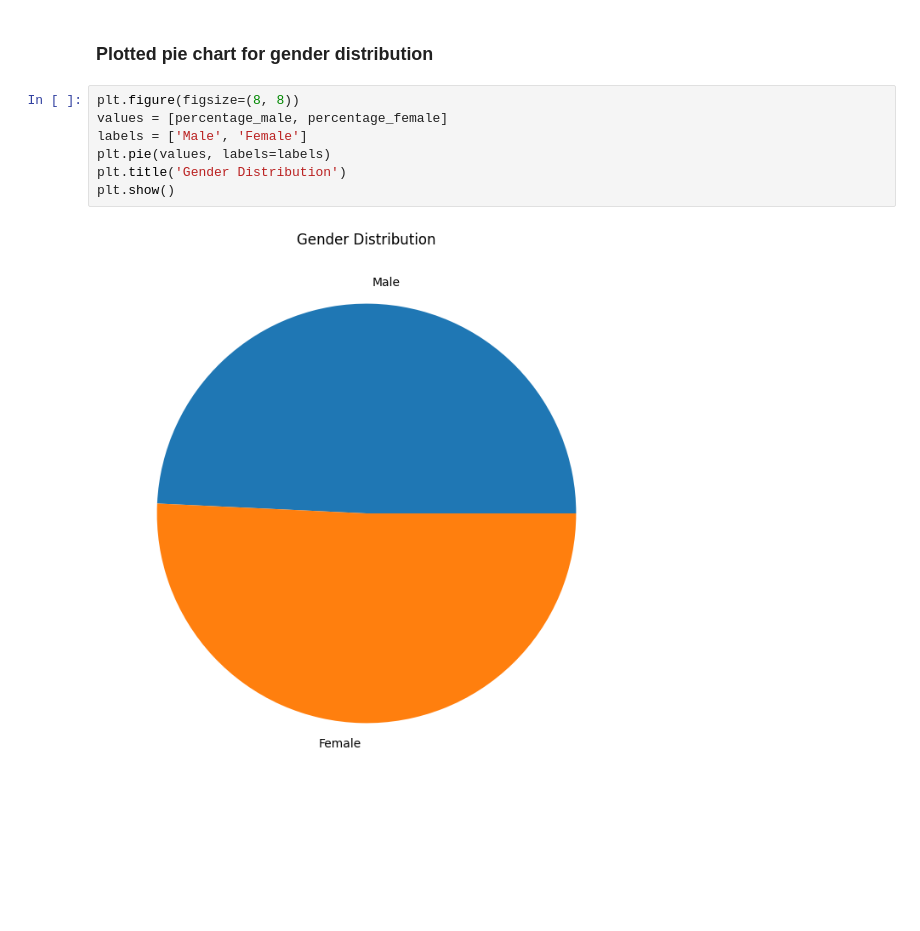
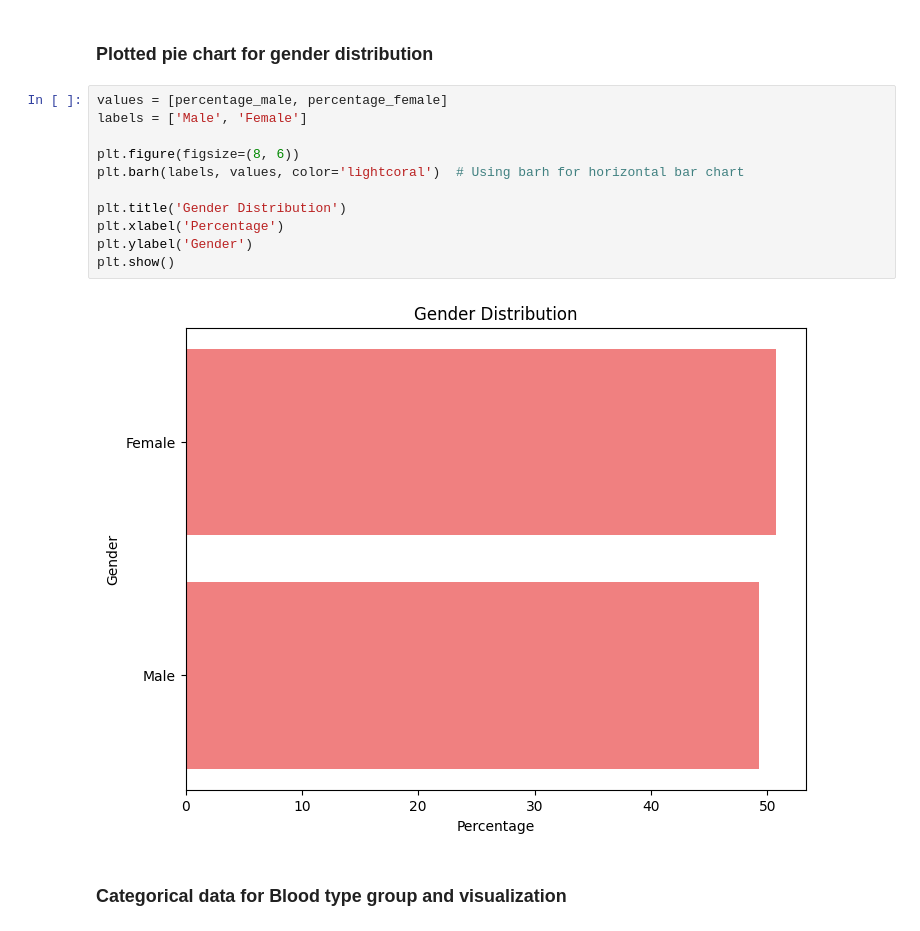
Before and after one commit to danishzayan/DS_Presentation, a Jupyter notebook: DS_Presentation.ipynb, the cells around one changed output. Saved outputs shown, nothing was run; the diff lists cells and outputs as text; blank space fills up the shorter version.

Commit message:
i have do data analysis

```diff
--- a/DS_Presentation.ipynb
+++ b/DS_Presentation.ipynb
@@ -340,11 +328,17 @@ Pecentage of female: 50.74999999999999
 # %% [markdown]
 ### Plotted pie chart for gender distribution
 # %%
-plt.figure(figsize=(8, 8))
 values = [percentage_male, percentage_female]
 labels = ['Male', 'Female']
-plt.pie(values, labels=labels)
+
+plt.figure(figsize=(8, 6))
+plt.barh(labels, values, color='lightcoral')  # Using barh for horizontal bar chart
+
 plt.title('Gender Distribution')
+plt.xlabel('Percentage')
+plt.ylabel('Gender')
 plt.show()
 # %% [output]
-[figure, old version]
+[figure, new version]
+# %% [markdown]
+### Categorical data for Blood type group and visualization
```
Also changed, not shown: parts of 8 cells of this notebook.
